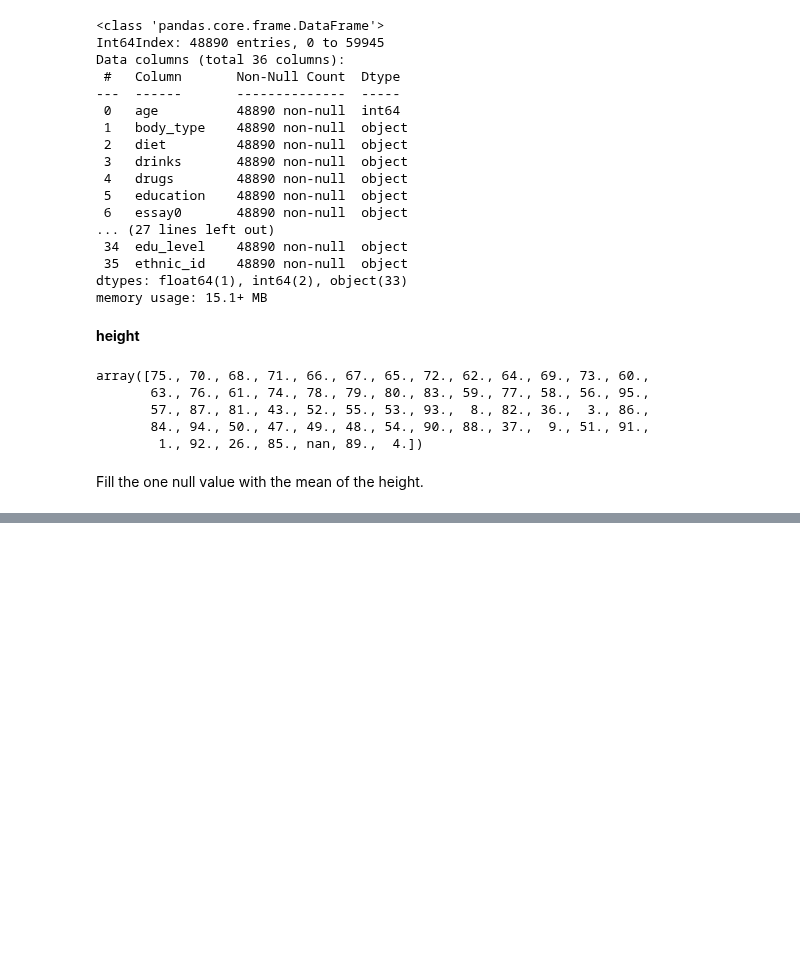
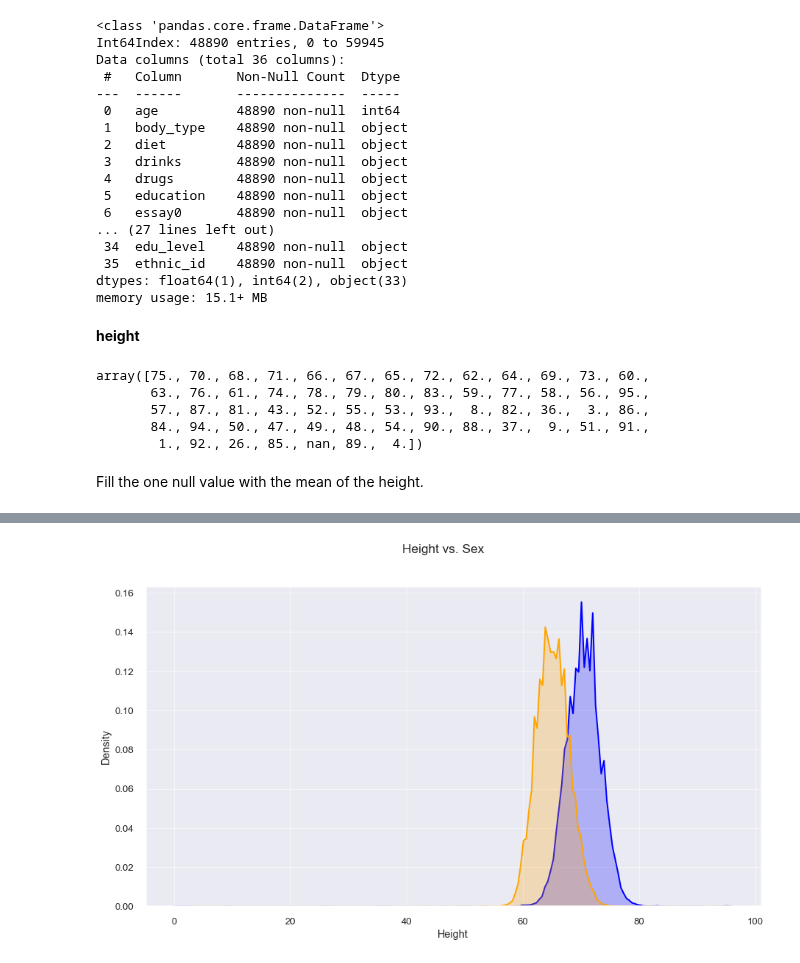
Before and after one commit to LenSin3/OkCupid-Date-a-Scientist, a Jupyter notebook: date-a-scientist.ipynb, the cells around one changed output, grey strips where cells are left out. Drawn from its saved outputs; the diff is of its cells as text; code cells hidden in the pictures; blank space fills up the shorter version.

```diff
--- a/date-a-scientist.ipynb
+++ b/date-a-scientist.ipynb
@@ -692,0 +722,12 @@ profiles_df['height'].fillna(value = profiles_df['height'].mean(), inplace = Tru
+# %%
+fig, ax = plt.subplots()
+fig.set_size_inches(15, 8)
+sns.kdeplot(profiles_df[profiles_df['sex']=='m']["height"], shade=True, color="blue", label="male", ax=ax)
+sns.kdeplot(profiles_df[profiles_df['sex']=='f']["height"], shade=True, color="orange", label="female", ax=ax)
+
+ax.set_xlabel("Height")
+ax.set_ylabel("Density")
+
+fig.suptitle("Height vs. Sex");
+# %% [output]
+[figure, added]
```
Also changed, not shown: parts of 3 cells of this notebook, 2 other files.
